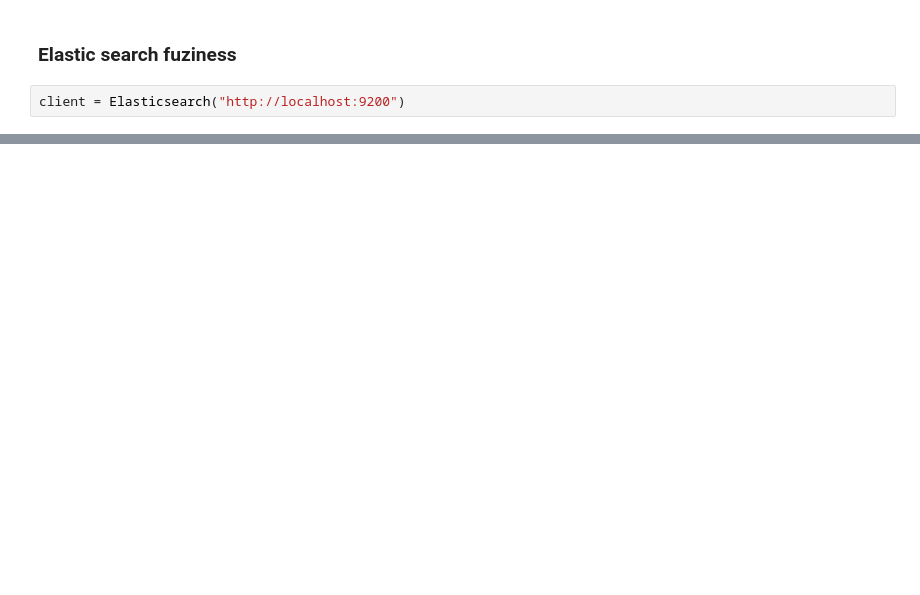
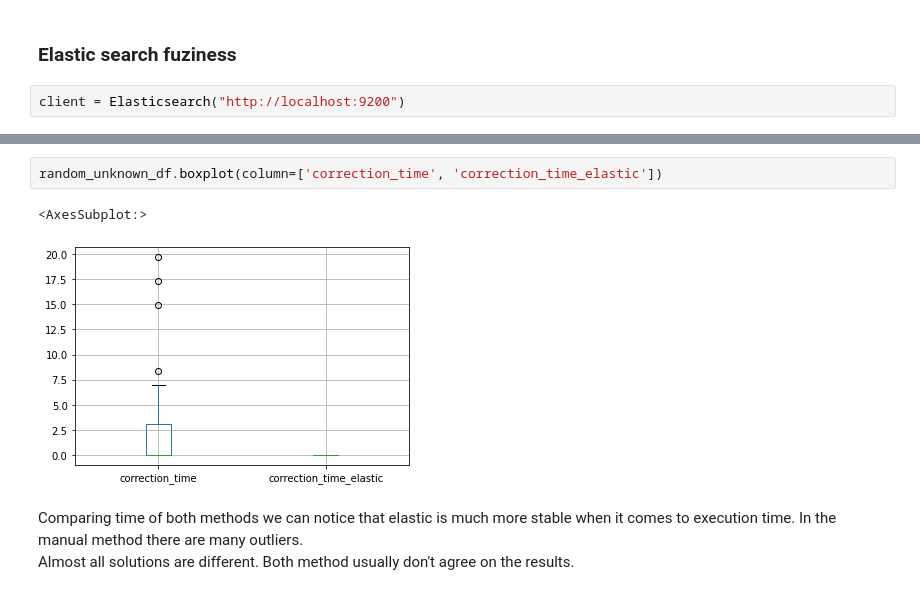
Before and after one commit to arkadiuss/nlp, a Jupyter notebook: 3_levenshtein/3_Levenshtein.ipynb, the cells around one changed output, grey strips where cells are left out. Drawn from its saved outputs; the diff is of its cells as text; blank space fills up the shorter version.

```diff
--- a/3_levenshtein/3_Levenshtein.ipynb
+++ b/3_levenshtein/3_Levenshtein.ipynb
@@ -216,0 +380,8 @@ random_unknown_df
+# %%
+random_unknown_df.boxplot(column=['correction_time', 'correction_time_elastic'])
+# %% [output]
+<AxesSubplot:>
+[figure, added]
+# %% [markdown]
+Comparing time of both methods we can notice that elastic is much more stable when it comes to execution time. In the manual method there are many outliers.\
+Almost all solutions are different. Both method usually don't agree on the results.
```
Also changed, not shown: parts of 17 cells of this notebook.
